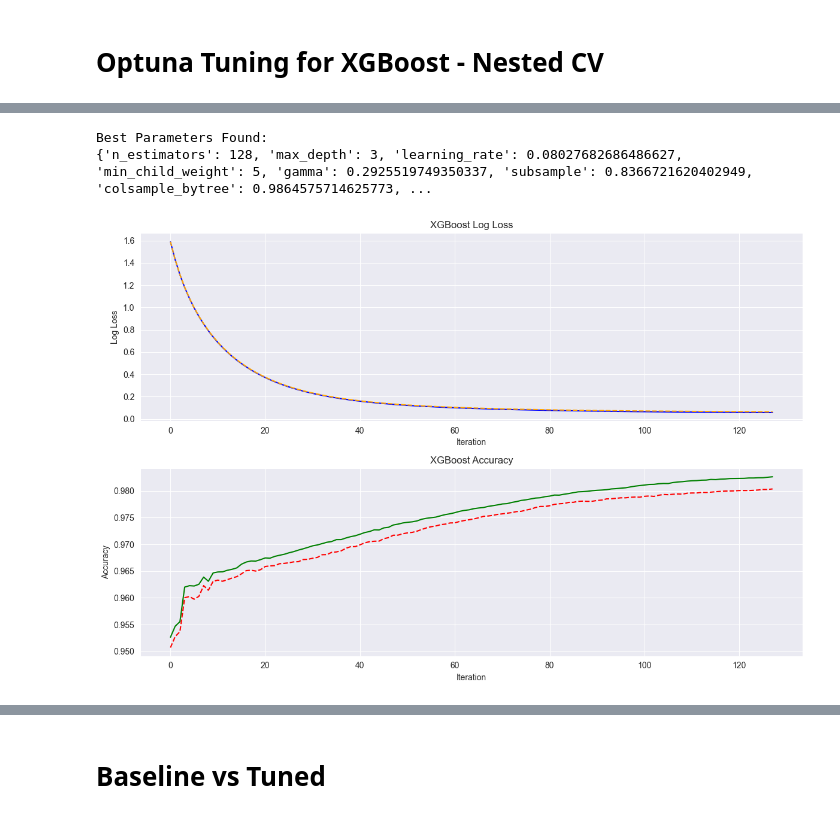
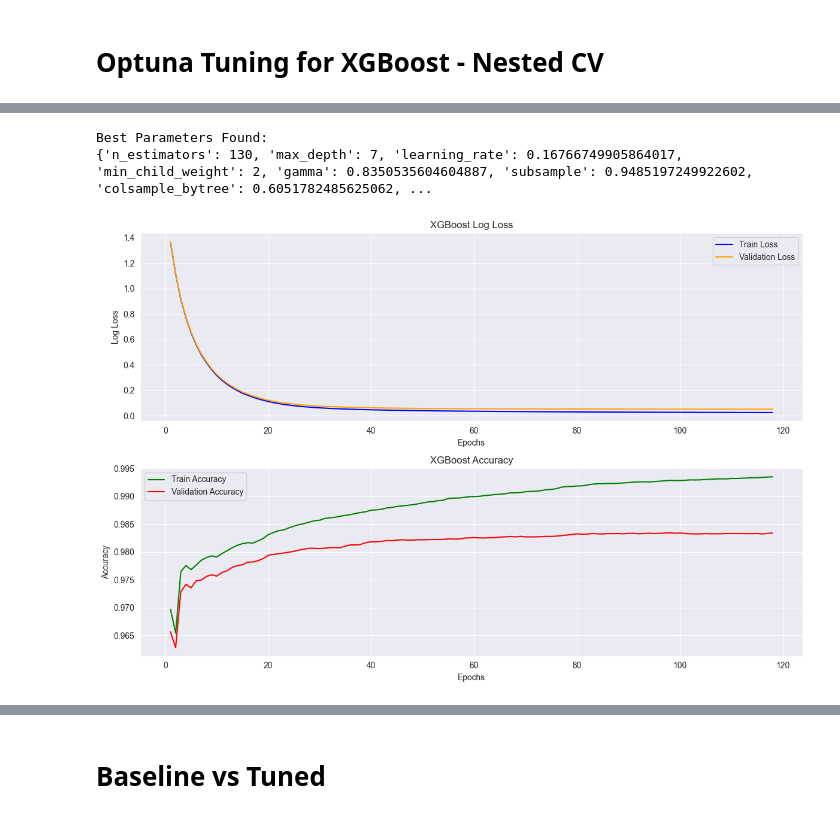
Before and after one commit to dvoulgari/MLCB_Final_Project, a Jupyter notebook: notebooks/xgboost_model_analysis.ipynb, the cells around one changed output, grey strips where cells are left out. Drawn from its saved outputs; the diff is of its cells as text; code cells hidden in the pictures.

```diff
--- a/notebooks/xgboost_model_analysis.ipynb
+++ b/notebooks/xgboost_model_analysis.ipynb
@@ -101,14 +105,11 @@ tuner.tune_hyperparameters()
 # %%
-# Print best parameters
-print("Best Parameters Found:")
-print(tuner.best_params)
+# # Print best parameters
+# print("Best Parameters Found:")
+# print(tuner.best_params)
 
-# Train final model
-tuner.train_final_model()
-
-# Plot learning curve
-tuner.plot_learning_curve()
+# # Save best parameters to a JSON file to avoid running the tuning again
+# with open("xgboost_best_params.json", "w") as f:
+#     json.dump(tuner.best_params, f, indent=4)
 # %% [output]
 Best Parameters Found:
-{'n_estimators': 128, 'max_depth': 3, 'learning_rate': 0.08027682686486627, 'min_child_weight': 5, 'gamma': 0.2925519749350337, 'subsample': 0.8366721620402949, 'colsample_bytree': 0.9864575714625773, ...
+{'n_estimators': 130, 'max_depth': 7, 'learning_rate': 0.16766749905864017, 'min_child_weight': 2, 'gamma': 0.8350535604604887, 'subsample': 0.9485197249922602, 'colsample_bytree': 0.6051782485625062, ...
-[figure, removed]
@@ -115,2 +123,8 @@ Best Parameters Found:
+# %%
+# Train the model on the 67% of the Hao dataset (training set) and validate on 33% and plot the Learning Curves to check overfitting
+tuner.train_internal_split()
+tuner.plot_learning_curve()
+# %% [output]
+[figure, added]
 # %%
 # Train on full Hao datasets and save final model
```
Also changed, not shown: parts of 30 cells of this notebook, 5 other files.
